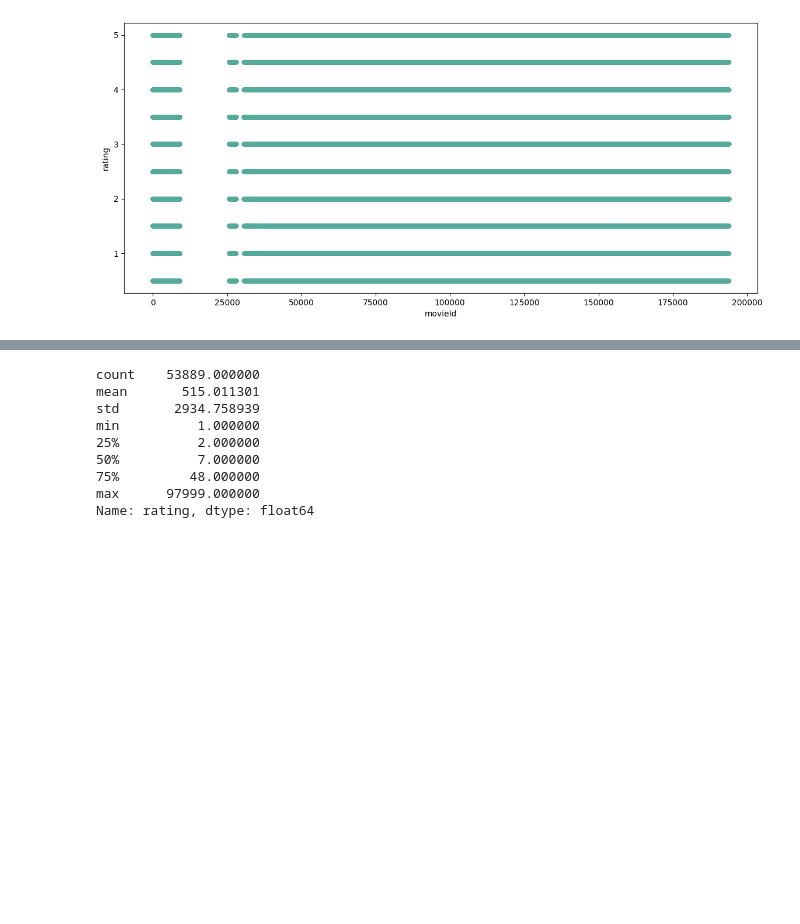
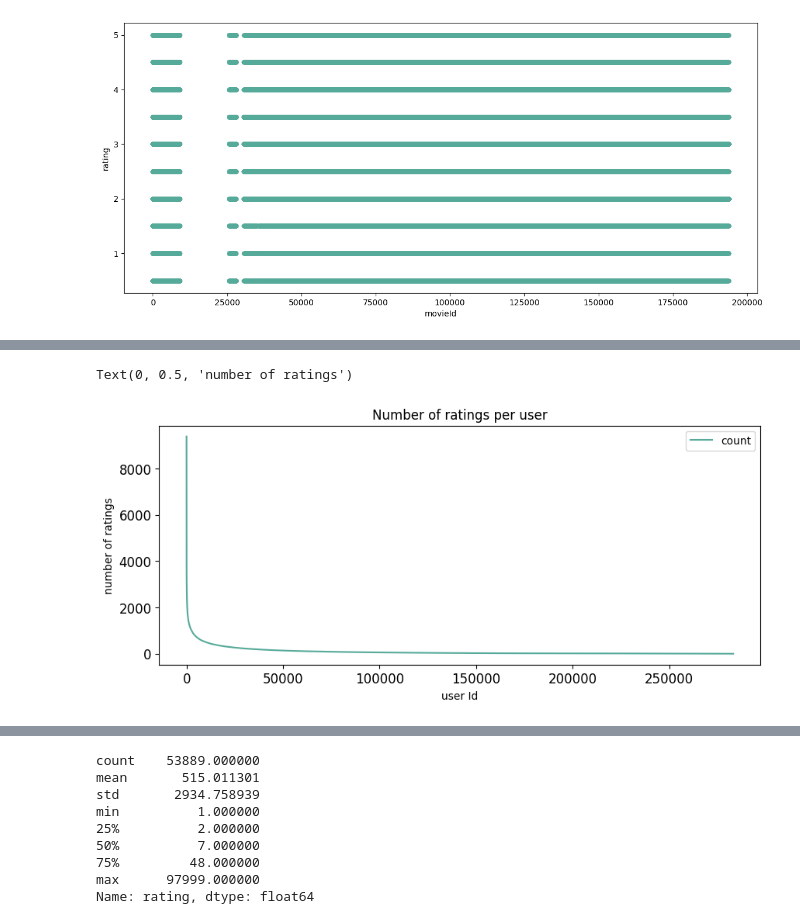
Before and after one commit to JoelOscarsson/Machine-Learning, a Jupyter notebook: Projects/Recommender-System.ipynb, the cells around one changed output, grey strips where cells are left out. Saved outputs shown, nothing was run; the diff lists cells and outputs as text; code cells hidden in the pictures; blank space fills up the shorter version.

```diff
--- a/Projects/Recommender-System.ipynb
+++ b/Projects/Recommender-System.ipynb
@@ -230,0 +297,4 @@ mean_rating_movie = df_[["movieId", "rating"]]
+# %%
+# Rating frequency of all movies, only a small group of movies have a lot of ratings
+df_movies_count = pd.DataFrame(df_ratings.groupby('movieId').size(), columns=['count'])
+df_movies_count.head()
@@ -230,0 +326,20 @@ mean_rating_movie = df_[["movieId", "rating"]]
+# %%
+# https://www.youtube.com/watch?v=kccT0FVK6OY some of the sources i used
+
+# Set the popularity threshold for movies to 50
+popularity_threshold = 50
+
+# Filter the df_movies_count DataFrame to only include movies with a count greater than or equal to the popularity threshold
+# Convert the resulting DataFrame index to a set, then convert that set to a list of popular movies
+popular_movies = list(set(df_movies_count.query('count >= @popularity_threshold').index))
+
+# Create a new DataFrame, df_ratings_drop_movies, by filtering the df_ratings DataFrame to only include movies in the popular_movies list
+df_ratings_drop_movies = df_ratings[df_ratings.movieId.isin(popular_movies)]
+
+# Print the shape (number of rows and columns) of the original df_ratings DataFrame
+print('shape of original ratings data: ', df_ratings.shape)
+
+# Print the shape of the new df_ratings_drop_movies DataFrame
+print('shape of ratings data after dropping unpopular movies: ', df_ratings_drop_movies.shape)
+
+print(f"Number of movies is reduced from {len(df_ratings['movieId'].unique())} to {len(df_ratings_drop_movies['movieId'].unique())}")
@@ -230,0 +369,5 @@ mean_rating_movie = df_[["movieId", "rating"]]
+# %%
+# number of ratings given by each user
+# And i want to return this as a pd.DataFrame not a series object
+df_user_count = pd.DataFrame(df_ratings_drop_movies.groupby('userId').size(), columns=['count'])
+df_user_count.head()
@@ -230,0 +382,8 @@ mean_rating_movie = df_[["movieId", "rating"]]
+# %%
+ax = df_user_count.sort_values('count', ascending=False).reset_index(drop=True).plot(figsize=(10,4),title='Number of ratings per user', color='#5A9', fontsize=12)
+
+ax.set_xlabel('user Id')
+ax.set_ylabel("number of ratings")
+# %% [output]
+Text(0, 0.5, 'number of ratings')
+[figure, added]
```
Also changed, not shown: parts of 53 cells of this notebook.
